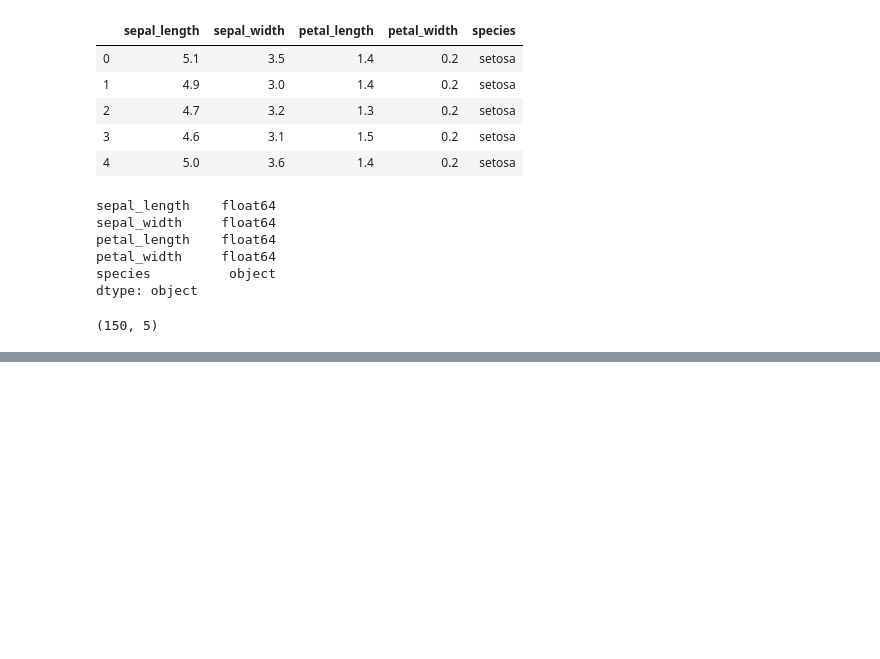
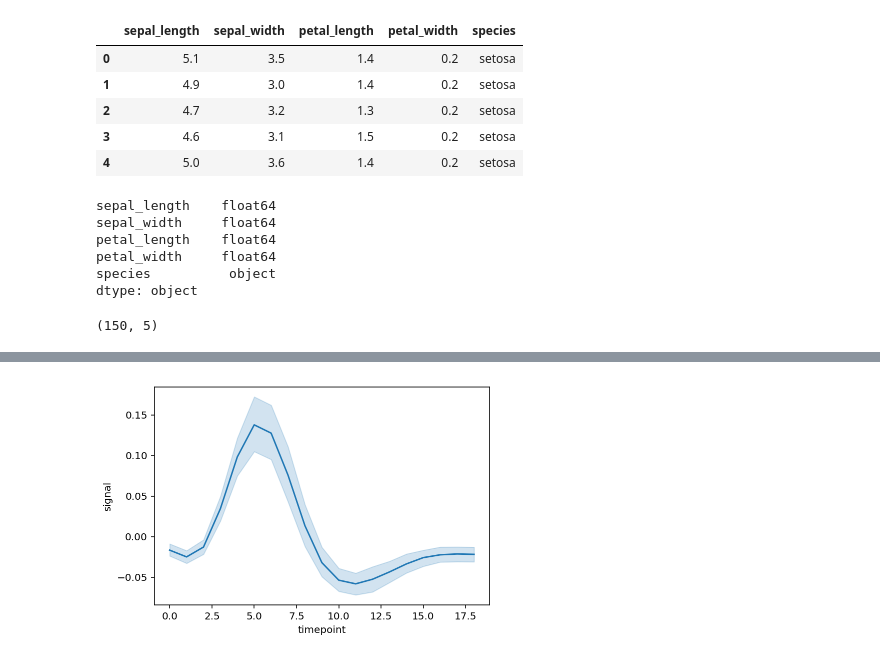
Before and after one commit to bevirgen/Data-Science---Artificial-Intelligence, a Jupyter notebook: 1. Python/2. Dr. M. Vahit Keskin/4. Eda and Visualize Basics/eda.ipynb, the cells around one changed output, grey strips where cells are left out. Drawn from its saved outputs; the diff is of its cells as text; code cells hidden in the pictures; blank space fills up the shorter version.

```diff
--- a/1. Python/2. Dr. M. Vahit Keskin/4. Eda and Visualize Basics/eda.ipynb
+++ b/1. Python/2. Dr. M. Vahit Keskin/4. Eda and Visualize Basics/eda.ipynb
@@ -508,0 +565,4 @@ sns.pairplot(df, hue='species', kind='reg');
+# %%
+fmri = sns.load_dataset('fmri')
+df = fmri.copy()
+df.head()
@@ -508,0 +662,4 @@ sns.pairplot(df, hue='species', kind='reg');
+# %%
+sns.lineplot(df['timepoint'], df['signal']);
+# %% [output]
+[figure, added]
```
Also changed, not shown: parts of 44 cells of this notebook.
